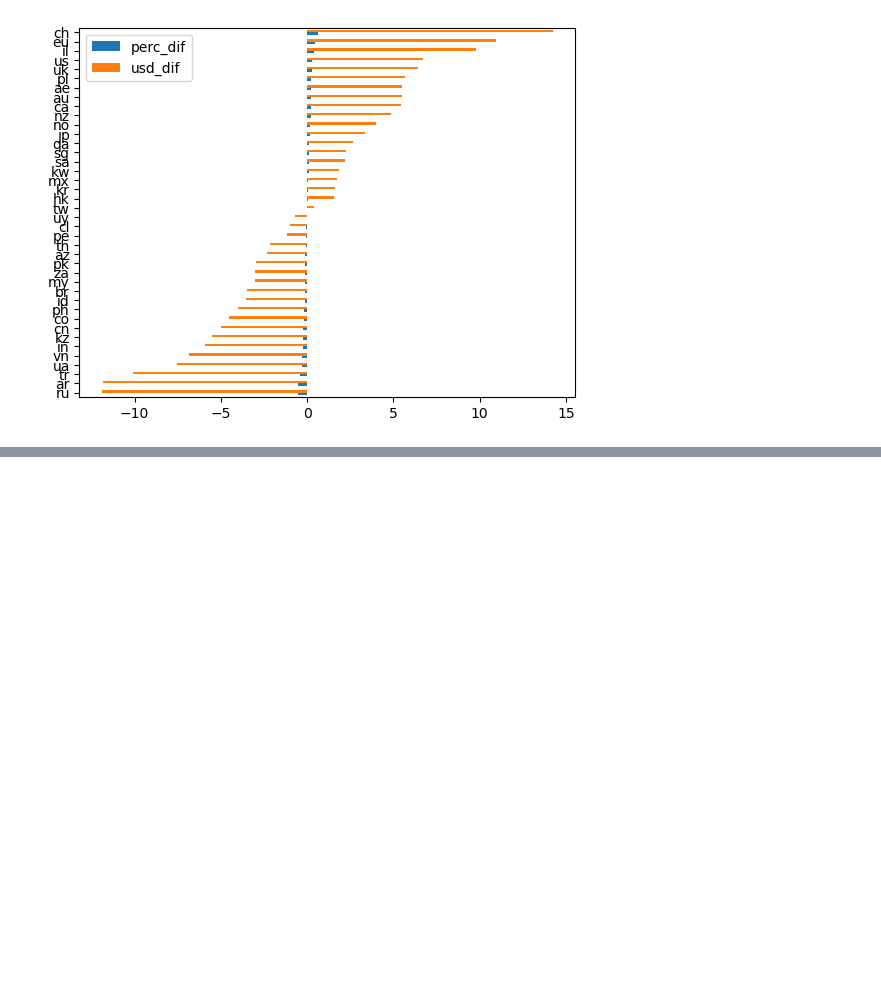
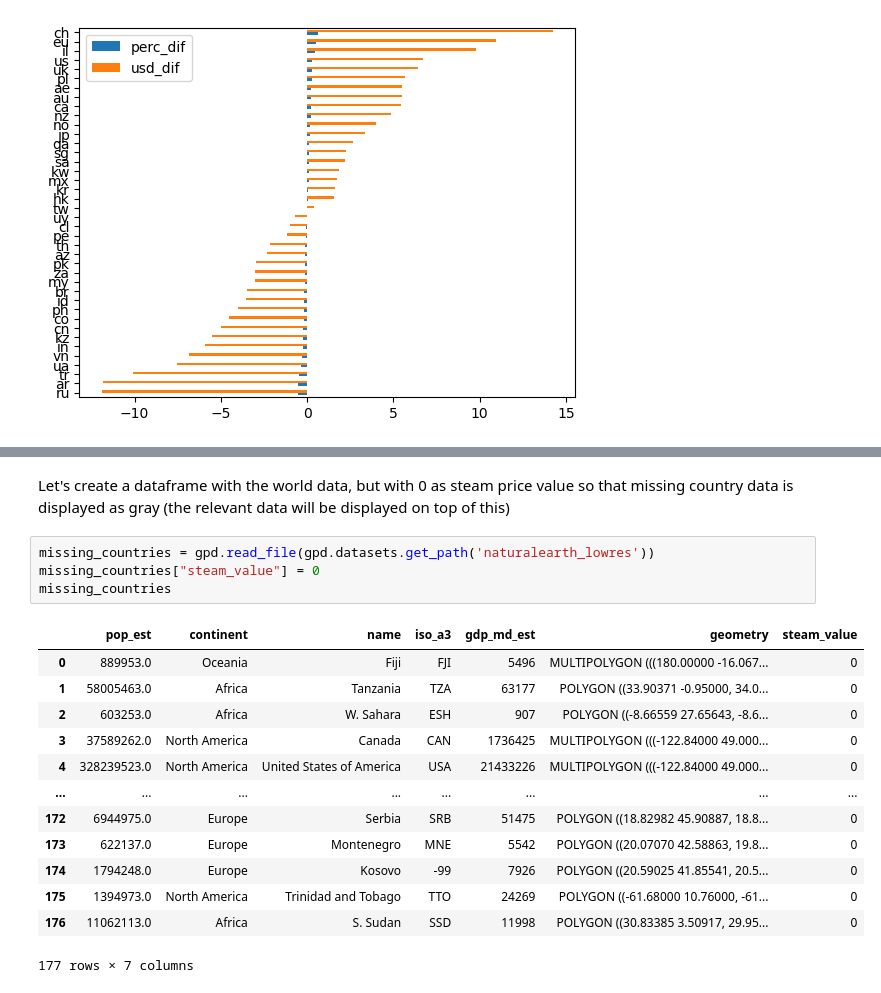
Before and after one commit to edseldim/steam_prices_data_engineering, a Jupyter notebook: Notebooks/data_visualization_steam_prices.ipynb, the cells around one changed output, grey strips where cells are left out. Saved outputs shown, nothing was run; the diff lists cells and outputs as text; blank space fills up the shorter version.

```diff
--- a/Notebooks/data_visualization_steam_prices.ipynb
+++ b/Notebooks/data_visualization_steam_prices.ipynb
@@ -104,0 +108,20 @@ def map_currency_to_iso(currency):
+# %% [markdown]
+Let's create a dataframe with the world data, but with 0 as steam price value so that missing country data is displayed as gray (the relevant data will be displayed on top of this)
+# %%
+missing_countries = gpd.read_file(gpd.datasets.get_path('naturalearth_lowres'))
+missing_countries["steam_value"] = 0
+missing_countries
+# %% [output]
+|  | pop_est | continent | name | iso_a3 | gdp_md_est | geometry | steam_value |
+| 0 | 889953.0 | Oceania | Fiji | FJI | 5496 | MULTIPOLYGON (((180.00000 -16.067... | 0 |
+| 1 | 58005463.0 | Africa | Tanzania | TZA | 63177 | POLYGON ((33.90371 -0.95000, 34.0... | 0 |
+| 2 | 603253.0 | Africa | W. Sahara | ESH | 907 | POLYGON ((-8.66559 27.65643, -8.6... | 0 |
+| 3 | 37589262.0 | North America | Canada | CAN | 1736425 | MULTIPOLYGON (((-122.84000 49.000... | 0 |
+| 4 | 328239523.0 | North America | United States of America | USA | 21433226 | MULTIPOLYGON (((-122.84000 49.000... | 0 |
+| ... | ... | ... | ... | ... | ... | ... | ... |
+| 172 | 6944975.0 | Europe | Serbia | SRB | 51475 | POLYGON ((18.82982 45.90887, 18.8... | 0 |
+| 173 | 622137.0 | Europe | Montenegro | MNE | 5542 | POLYGON ((20.07070 42.58863, 19.8... | 0 |
+| 174 | 1794248.0 | Europe | Kosovo | -99 | 7926 | POLYGON ((20.59025 41.85541, 20.5... | 0 |
+| 175 | 1394973.0 | North America | Trinidad and Tobago | TTO | 24269 | POLYGON ((-61.68000 10.76000, -61... | 0 |
+| 176 | 11062113.0 | Africa | S. Sudan | SSD | 11998 | POLYGON ((30.83385 3.50917, 29.95... | 0 |
+177 rows × 7 columns
```
Also changed, not shown: parts of 18 cells of this notebook.
